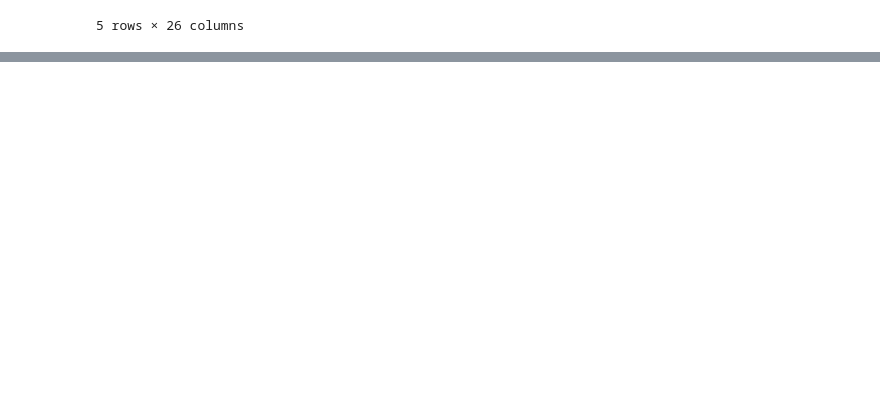
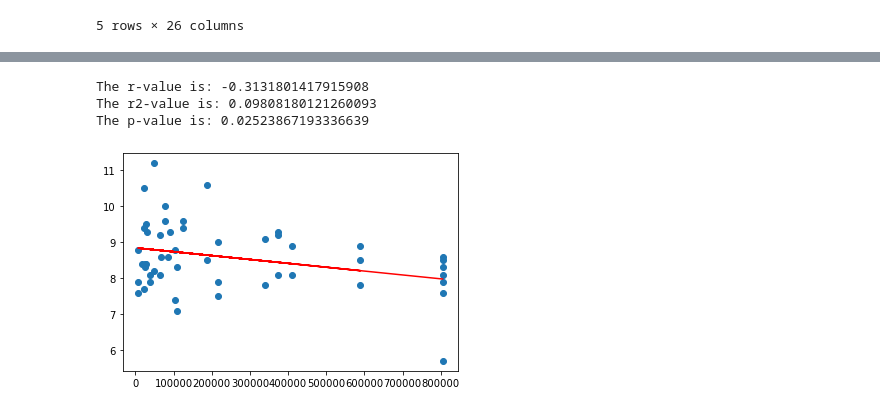
Before and after one commit to fisher1916/healthcare-disparities, a Jupyter notebook: Analysis/General_Demo_Analysis.ipynb, the cells around one changed output, grey strips where cells are left out. Cells and saved outputs as stored; diff of their text form; code cells hidden in the pictures; blank space fills up the shorter version.

Commit message:
finished templates for graphs

```diff
--- a/Analysis/General_Demo_Analysis.ipynb
+++ b/Analysis/General_Demo_Analysis.ipynb
@@ -48,3 +48,7 @@ genDataComplete.head()
 | 3 | 50763 | L A DOWNTOWN MEDICAL CENTER, LLC | 1711 WEST TEMPLE STREET | LOS ANGELES | CA | 90026 | LOS ANGELES | MORT_30_COPD | ... |
 | 4 | 50096 | WEST COVINA MEDICAL CENTER, INC | 725 S ORANGE AVE | WEST COVINA | CA | 91790 | LOS ANGELES | MORT_30_COPD | ... |
 5 rows × 26 columns
+# %%
+#Filter to Oregon
+ORGenData = genDataComplete.loc[genDataComplete["State_x"] == "OR"]
+ORGenData.head()
@@ -50,0 +63,3 @@ genDataComplete.head()
+# %%
+COPD = ORGenData.loc[ORGenData["Measure Name"] == "Death rate for COPD patients"]
+COPD.head()
@@ -50,0 +74,18 @@ genDataComplete.head()
+# %%
+# Plot a scatter and regression Total Population, and COPD Deaths
+
+slope, intercept, rvalue, pvalue, stderr = linregress(COPD["Total Population"], COPD["Score"])
+regress_values = COPD["Total Population"] * slope + intercept
+line_eq = "y = " + str(round(slope,2)) + "x + " + str(round(intercept,2))
+fig, ax = plt.subplots()
+ax.plot(COPD["Total Population"], regress_values, "r-")
+ax.scatter(COPD["Total Population"], COPD["Score"])
+print(f"The r-value is: {rvalue}")
+print(f"The r2-value is: {rvalue**2}")
+print(f"The p-value is: {pvalue}")
+plt.show()
+# %% [output]
+The r-value is: -0.3131801417915908
+The r2-value is: 0.09808180121260093
+The p-value is: 0.02523867193336639
+[figure, added]
```
Also changed, not shown: parts of 5 cells of this notebook.
